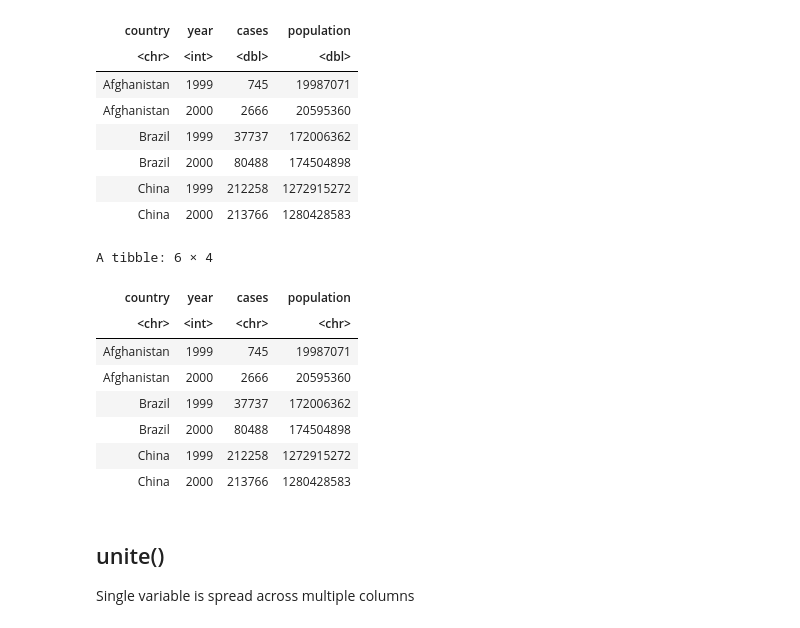
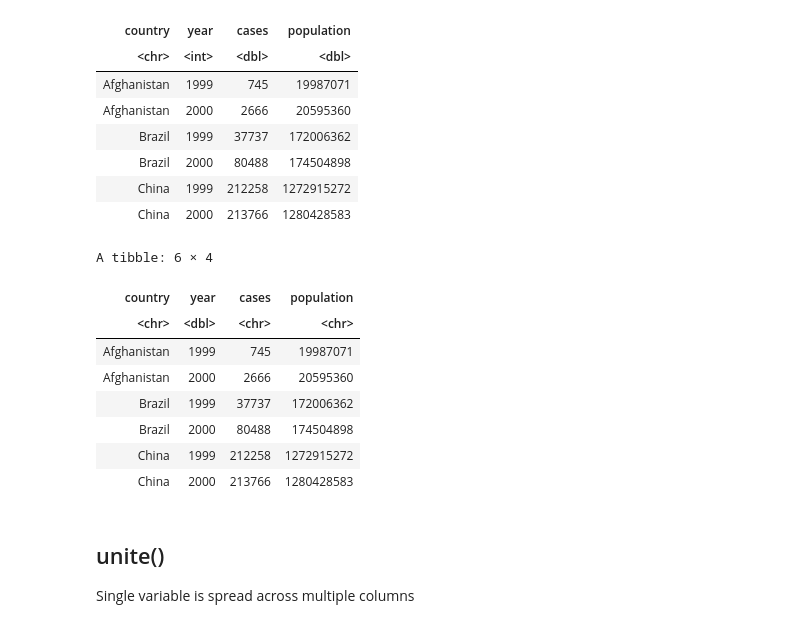
Before and after one commit to ikwak2/testrepository, a Jupyter notebook: R4ds_2.ipynb, the cells around one changed output. Drawn from its saved outputs; the diff is of its cells as text; code cells hidden in the pictures.

```diff
--- a/R4ds_2.ipynb
+++ b/R4ds_2.ipynb
@@ -258,11 +247,11 @@ A tibble: 6 × 4
 | China | 1999 | 212258 | 1272915272 |
 | China | 2000 | 213766 | 1280428583 |
 # %%
-table3 %>% separate(rate, into = c("cases", "population"), sep="[^[:alnum:]]+")
+table3 %>% extract(rate, c("cases", "population"), regex = "([0-9]+)/([0-9]+)")
 # %% [output]
 A tibble: 6 × 4
 | country | year | cases | population |
-| <chr> | <int> | <chr> | <chr> |
+| <chr> | <dbl> | <chr> | <chr> |
 | Afghanistan | 1999 | 745 | 19987071 |
 | Afghanistan | 2000 | 2666 | 20595360 |
 | Brazil | 1999 | 37737 | 172006362 |
```
Also changed, not shown: parts of 1 cell of this notebook.
